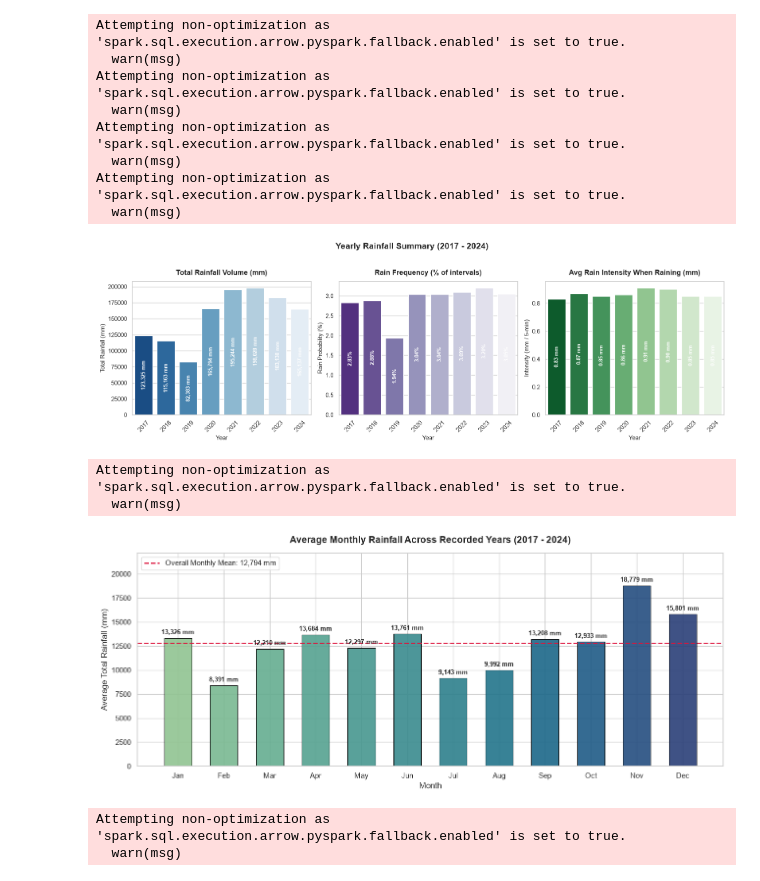
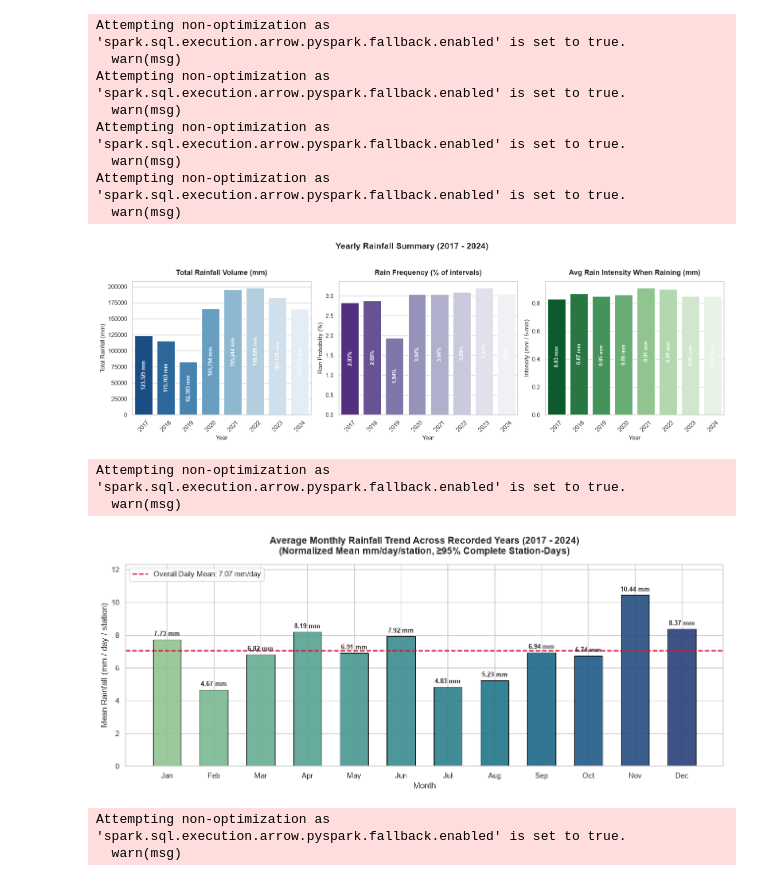
Before and after one commit to inferness/DSA5208-Projects, a Jupyter notebook: Project2/Task1/project2_part1.ipynb, the cells around one changed output. Saved outputs shown, nothing was run; the diff lists cells and outputs as text; code cells hidden in the pictures.

```diff
--- a/Project2/project2_part1.ipynb
+++ b/Project2/Task1/project2_part1.ipynb
@@ -429,17 +429,58 @@ plt.show()
 # ------------------------------------------------------------
 # 2. Average Monthly Rainfall Trend Across All Recorded Years
 # ------------------------------------------------------------
-# Compute total rainfall per month for each year, then average across all years
-monthly_yearly = (
-    df.groupBy("year", "month")
-    .agg(F.sum("reading_value").alias("monthly_rainfall_mm"))
+# Applied data quality filtering & normalization from task1_monthly_rainfall.py:
+# - Filter out anomalous/incomplete station-days (<95% coverage, timestamp duplicates)
+# - Normalize to mean mm per day per station rather than raw accumulated sum
+
+EXPECTED_READINGS_PER_DAY = 288
+MIN_READINGS_PER_DAY = 274  # 95% daily completeness threshold
+
+# 1. Filter valid non-negative readings and extract calendar date
+invalid_condition = (
+    F.col("station_id").isNull()
+    | F.col("timestamp").isNull()
+    | F.col("reading_value").isNull()
+    | F.isnan("reading_value")
+    | (F.col("reading_value") < 0)
+)
+valid_df = df.filter(~invalid_condition).withColumn("date", F.to_date("timestamp"))
+
+# 2. Station-daily totals and completeness tracking
+daily_station = (
+    valid_df.groupBy("station_id", "date")
+    .agg(
+        F.sum("reading_value").alias("daily_rainfall_mm"),
+        F.count("*").alias("n_readings"),
+        F.countDistinct("timestamp").alias("n_unique_timestamps")
+    )
+    .withColumn("year", F.year("date"))
+    .withColumn("month", F.month("date"))
 )
 
+# 3. Filter complete station-days: >= 95% coverage (274 to 288) and no duplicate timestamps
+complete_daily = daily_station.filter(
+    (F.col("n_unique_timestamps") >= MIN_READINGS_PER_DAY)
+    & (F.col("n_unique_timestamps") <= EXPECTED_READINGS_PER_DAY)
+    & (F.col("n_readings") == F.col("n_unique_timestamps"))
+)
+
+# 4. Monthly aggregation by year (each eligible station-day has equal weight)
+monthly_by_year = (
+    complete_daily.groupBy("year", "month")
+    .agg(
+        F.avg("daily_rainfall_mm").alias("mean_daily_rainfall_mm"),
+        F.count("*").alias("complete_station_days"),
+        F.countDistinct("station_id").alias("n_stations")
+    )
+)
+
+# 5. Climatological monthly pattern across recorded years (equal weight per year)
 monthly_avg = (
-    monthly_yearly.groupBy("month")
+    monthly_by_year.groupBy("month")
     .agg(
-        F.round(F.mean("monthly_rainfall_mm"), 1).alias("avg_rainfall_mm"),
-        F.round(F.stddev("monthly_rainfall_mm"), 1).alias("std_rainfall_mm")
+        F.round(F.avg("mean_daily_rainfall_mm"), 2).alias("avg_rainfall_mm"),
+        F.round(F.stddev("mean_daily_rainfall_mm"), 2).alias("std_rainfall_mm")
     )
     .orderBy("month")
     .toPandas()
@@ -448,6 +489,7 @@ monthly_avg = (
 monthly_avg["month_name"] = monthly_avg["month"].apply(lambda m: calendar.month_abbr[m])
 overall_monthly_mean = monthly_avg["avg_rainfall_mm"].mean()
 
+# 6. Plot Average Monthly Rainfall (Mean mm / day / station)
 fig, ax = plt.subplots(figsize=(13, 5.5))
 bars = ax.bar(
     monthly_avg["month_name"],
@@ -459,41 +501,47 @@ bars = ax.bar(
     alpha=0.9
 )
 
-# Reference line for overall monthly mean
+# Reference line for overall daily mean
 ax.axhline(
     overall_monthly_mean,
     color="crimson",
     linestyle="--",
     linewidth=1.8,
-    label=f"Overall Monthly Mean: {overall_monthly_mean:,.0f} mm"
+    label=f"Overall Daily Mean: {overall_monthly_mean:.2f} mm/day"
 )
 
 # Annotate each bar with rainfall value
 for bar, val in zip(bars, monthly_avg["avg_rainfall_mm"]):
     h = bar.get_height()
-    label = f"{val/1e6:.2f}M mm" if val >= 1e6 else f"{val:,.0f} mm"
+    label = f"{val:.2f} mm"
     ax.text(
         bar.get_x() + bar.get_width() / 2,
         h + (overall_monthly_mean * 0.02),
         label,
         ha="center",
         va="bottom",
         fontsize=9.5,
         fontweight="bold"
     )
 
-ax.set_title(f"Average Monthly Rainfall Across Recorded Years ({title_range})", fontsize=14, fontweight="bold", pad=15)
+title_text = f"Average Monthly Rainfall Trend Across Recorded Years ({title_range})\n(Normalized Mean mm/day/station, ≥95% Complete Station-Days)"
+ax.set_title(
+    title_text,
+    fontsize=14,
+    fontweight="bold",
+    pad=15
+)
 ax.set_xlabel("Month", fontsize=12)
-ax.set_ylabel("Average Total Rainfall (mm)", fontsize=12)
+ax.set_ylabel("Mean Rainfall (mm / day / station)", fontsize=12)
 ax.set_ylim(0, max(monthly_avg["avg_rainfall_mm"]) * 1.18)
 ax.legend(frameon=True, facecolor="white", loc="upper left")
 plt.tight_layout()
 plt.show()
 # %% [output]
 [figure]
 Attempting non-optimization as 'spark.sql.execution.arrow.pyspark.fallback.enabled' is set to true.
   warn(msg)
-[figure, old version]
+[figure, new version]
 # %%
 # === Average Daily Rainfall Across All Years (Day 1 to 365) ===
 import matplotlib.pyplot as plt
```
Also changed, not shown: parts of 6 cells of this notebook, 21 other files.
